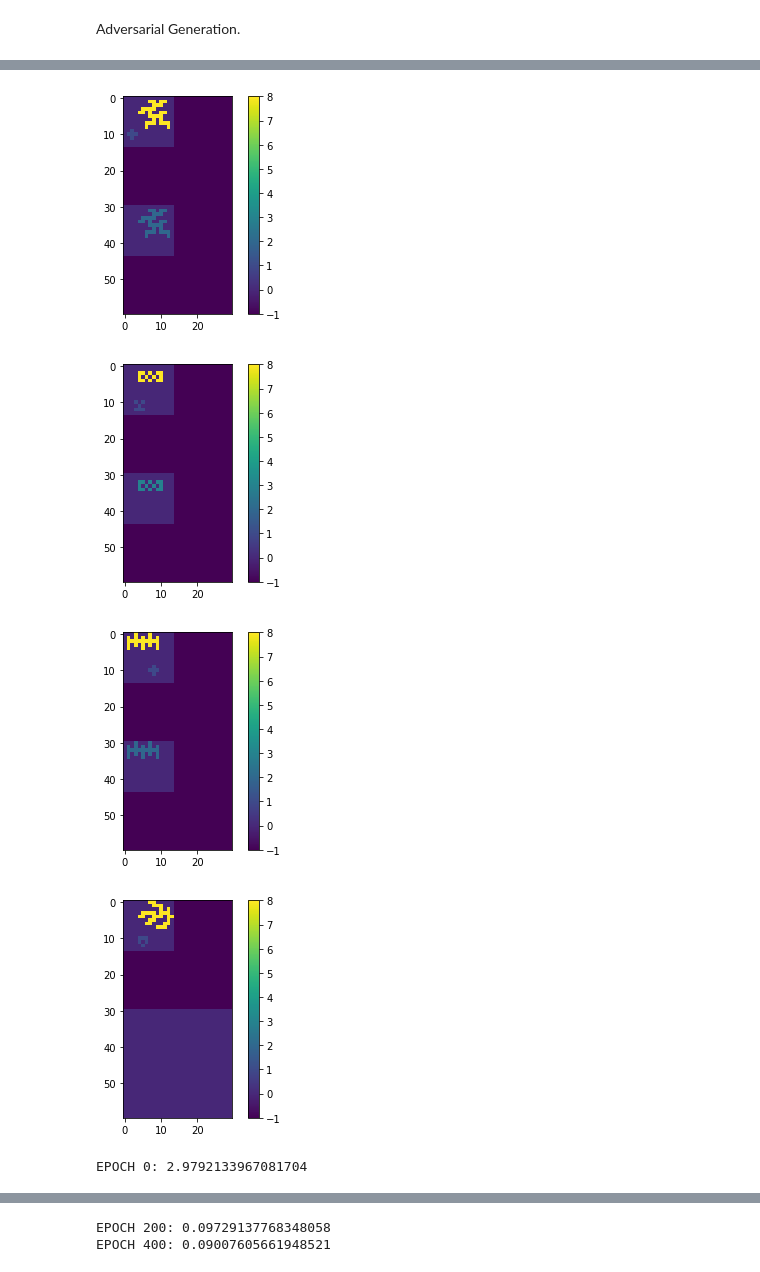
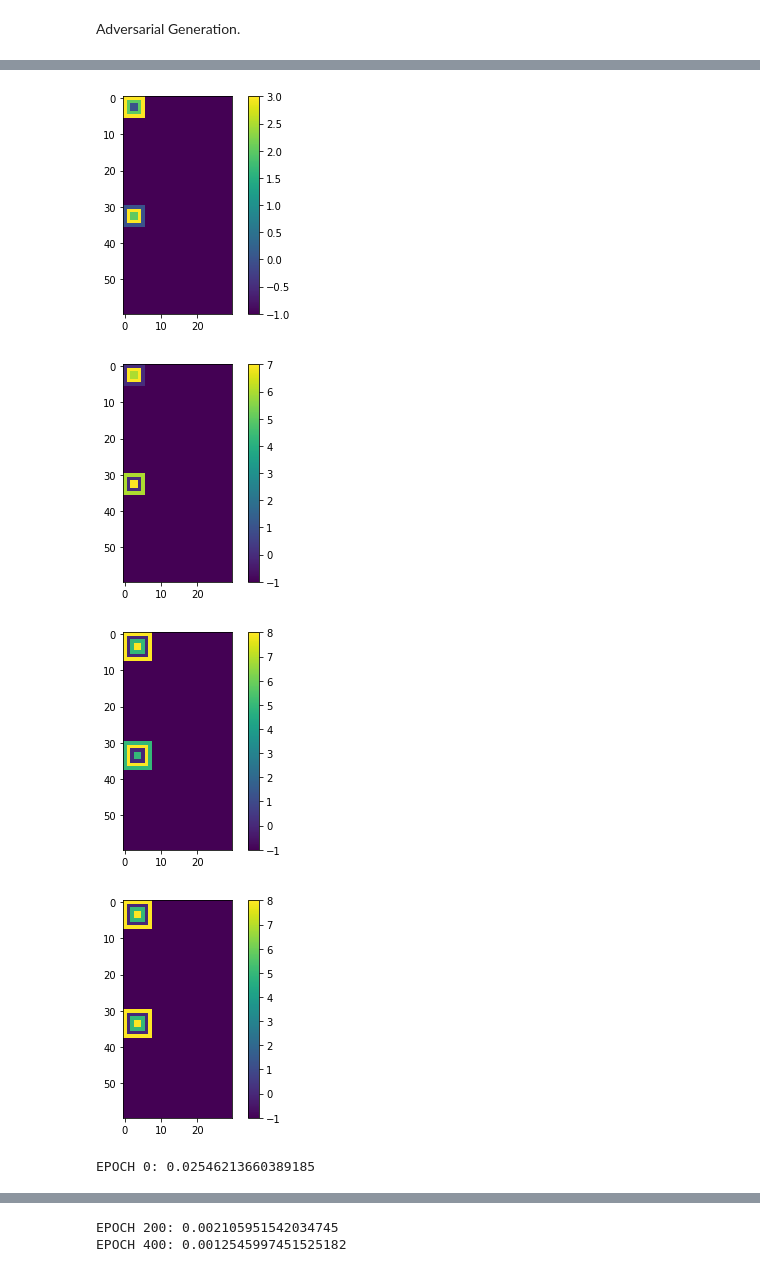
Before and after one commit to HarveyBrezinaConniffe/ARC, a Jupyter notebook: AI.ipynb, the cells around one changed output, grey strips where cells are left out. Cells and saved outputs as stored; diff of their text form; code cells hidden in the pictures.

```diff
--- a/AI.ipynb
+++ b/AI.ipynb
@@ -134,7 +138,7 @@ def get_siamese_model(input_shape):
     model.add(MaxPooling2D())
     model.add(Conv2D(256, (4,4), padding="same", activation='relu'))
     model.add(Flatten())
-    model.add(Dense(4096, activation='sigmoid'))
+    model.add(Dense(4096*2, activation='sigmoid'))
 
     encoded_l = model(left_input)
     encoded_r = model(right_input)
@@ -230,7 +238,7 @@ model.load_weights("bestCheckpoint/best")
 # %%
-n = 15
-print(len(Xv[n]))
-plt.imshow(Xv[n][0].reshape(60, 30))
+n = 3
+print(len(Xt[n]))
+plt.imshow(Xt[n][0].reshape(60, 30))
 plt.colorbar()
 plt.show()
 # %% [output]
@@ -239,29 +247,29 @@ plt.show()
 # %%
-plt.imshow(Xv[n][0].reshape(60, 30))
+plt.imshow(Xt[n][0].reshape(60, 30))
 plt.colorbar()
 plt.show()
-plt.imshow(Xv[n][1].reshape(60, 30))
+plt.imshow(Xt[n][1].reshape(60, 30))
 plt.colorbar()
 plt.show()
-plt.imshow(Xv[n][2].reshape(60, 30))
+plt.imshow(Xt[n][2].reshape(60, 30))
 plt.colorbar()
 plt.show()
-examples = [Xv[n][0].reshape(60,30,1).astype(np.float64), Xv[n][1].reshape(60,30,1).astype(np.float64), Xv[n][2].reshape(60,30,1).astype(np.float64)]
-cin = np.array([Xv[n][3].reshape(60,30,1)])
-#cin[0][30:, :, :] = cin[0][:30, :, :]
+examples = [Xt[n][0].reshape(60,30,1).astype(np.float64), Xt[n][1].reshape(60,30,1).astype(np.float64)]
+cin = np.array([Xt[n][2].reshape(60,30,1)])
+cin[0][30:, :, :] = cin[0][:30, :, :]
 #cin[0][30:, :, :] = np.random.randint(-1, 10, size=(30, 30, 1))
-cin[0][30:, :, :] = np.zeros((30, 30, 1))
+#cin[0][30:, :, :] = np.zeros((30, 30, 1))
 #sampletask[1][0][30:, :, :] = np.random.randint(-1, 11, size=(30, 30, 1))
 plt.imshow(cin.reshape(60, 30))
 plt.colorbar()
 plt.show()
 out = generateTask(examples, cin, 10, 40000, model)
 plt.imshow(out)
 plt.colorbar()
 plt.show()
 # %% [output]
-[figure, old version]
+[figure, new version]
-[figure, old version]
+[figure, new version]
-[figure, old version]
+[figure, new version]
-[figure, old version]
+[figure, new version]
-EPOCH 0: 2.9792133967081704
+EPOCH 0: 0.02546213660389185
@@ -269,2 +277,2 @@ EPOCH 0: 2.9792133967081704
-EPOCH 200: 0.09729137768348058
-EPOCH 400: 0.09007605661948521
+EPOCH 200: 0.002105951542034745
+EPOCH 400: 0.0012545997451525182
```
Also changed, not shown: parts of 5 cells of this notebook.
